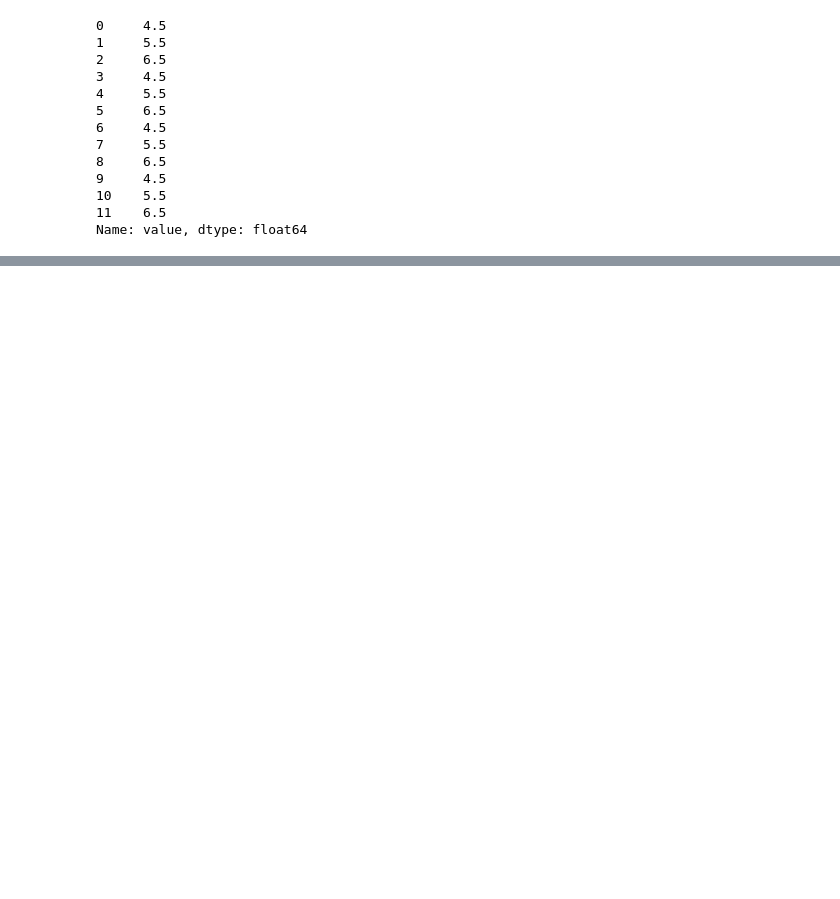
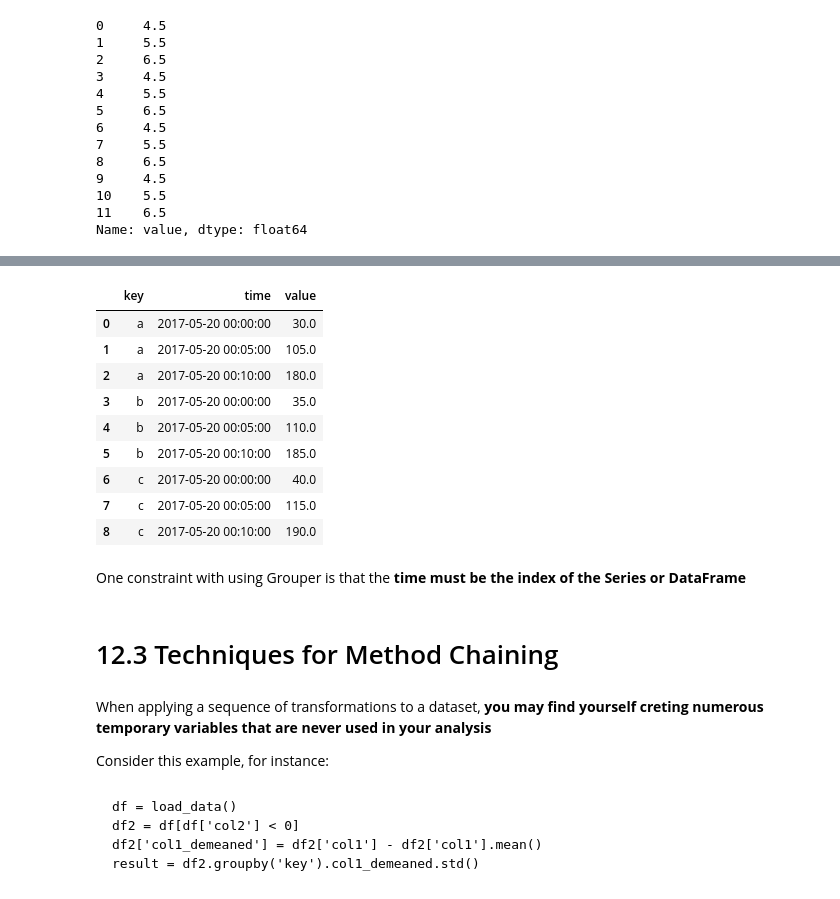
Before and after one commit to lucaslokchan/data-analysis, a Jupyter notebook: Python for Data Analysis/12_Advanced_pandas.ipynb, the cells around one changed output, grey strips where cells are left out. Cells and saved outputs as stored; diff of their text form; code cells hidden in the pictures; blank space fills up the shorter version.

````diff
--- a/Python for Data Analysis/12_Advanced_pandas.ipynb
+++ b/Python for Data Analysis/12_Advanced_pandas.ipynb
@@ -652,0 +717,4 @@ Name: value, dtype: float64
+# %%
+df2 = pd.DataFrame({'time': times.repeat(3),
+                    'key': np.tile(['a', 'b', 'c'], N),
+                    'value': np.arange(N * 3.)})
@@ -652,0 +734,2 @@ Name: value, dtype: float64
+# %%
+time_key = pd.Grouper(freq='5min')
@@ -652,0 +738,4 @@ Name: value, dtype: float64
+# %%
+resampled = (df2.set_index('time')
+             .groupby(['key', time_key])
+             .sum())
@@ -652,0 +756,30 @@ Name: value, dtype: float64
+# %%
+resampled.reset_index()
+# %% [output]
+|  | key | time | value |
+| 0 | a | 2017-05-20 00:00:00 | 30.0 |
+| 1 | a | 2017-05-20 00:05:00 | 105.0 |
+| 2 | a | 2017-05-20 00:10:00 | 180.0 |
+| 3 | b | 2017-05-20 00:00:00 | 35.0 |
+| 4 | b | 2017-05-20 00:05:00 | 110.0 |
+| 5 | b | 2017-05-20 00:10:00 | 185.0 |
+| 6 | c | 2017-05-20 00:00:00 | 40.0 |
+| 7 | c | 2017-05-20 00:05:00 | 115.0 |
+| 8 | c | 2017-05-20 00:10:00 | 190.0 |
+# %% [markdown]
+One constraint with using Grouper is that the **time must be the index of the Series or DataFrame**
+# %% [markdown]
+# 12.3 Techniques for Method Chaining
+# %% [markdown]
+When applying a sequence of transformations to a dataset, **you may find yourself creting numerous temporary variables that are never used in your analysis**
+
+Consider this example, for instance:
+# %% [markdown]
+
+
+```
+df = load_data()
+df2 = df[df['col2'] < 0]
+df2['col1_demeaned'] = df2['col1'] - df2['col1'].mean()
+result = df2.groupby('key').col1_demeaned.std()
+```
````
Also changed, not shown: parts of 41 cells of this notebook.
